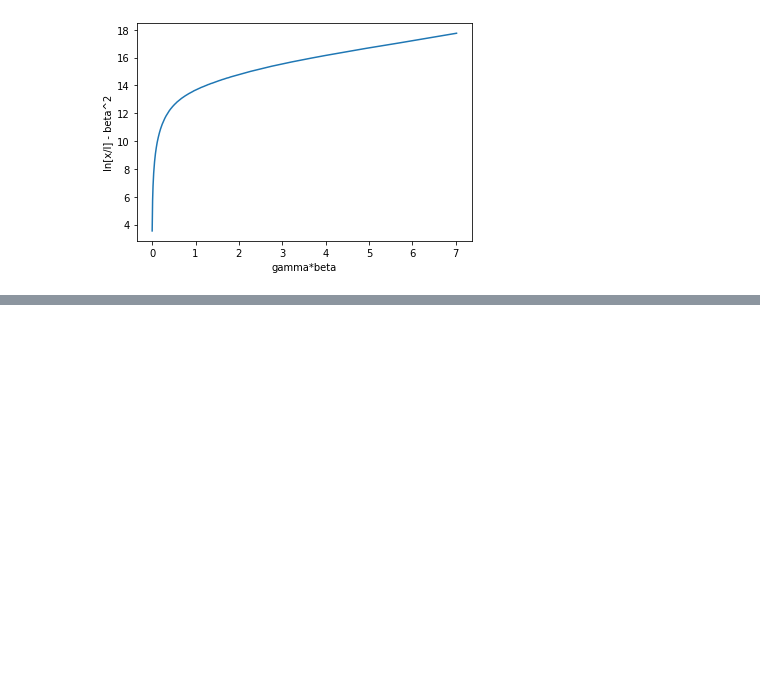
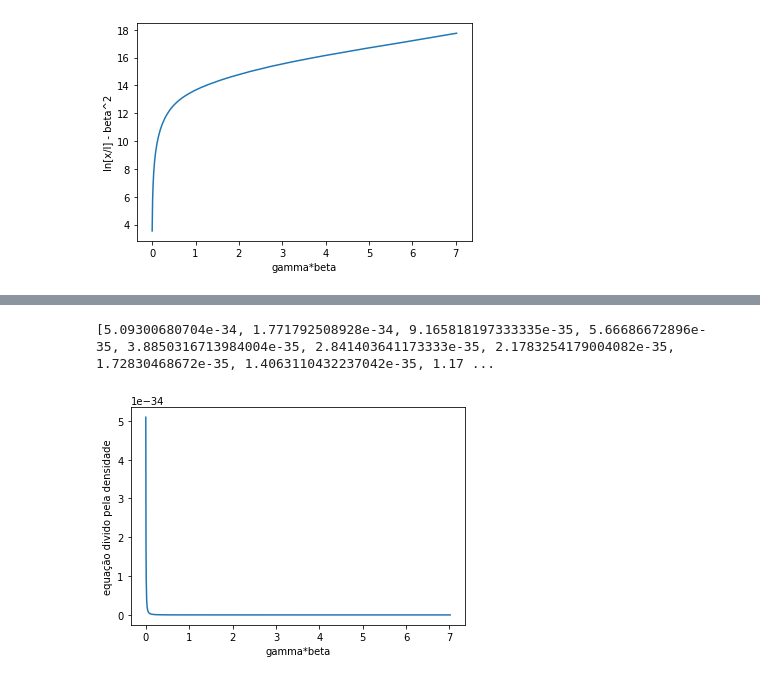
Before and after one commit to fernanda0402/Python, a Jupyter notebook: Projeto_1_FernandaA_Flavia_Victor.ipynb, the cells around one changed output, grey strips where cells are left out. Cells and saved outputs as stored; diff of their text form; code cells hidden in the pictures; blank space fills up the shorter version.

```diff
--- a/Projeto_1_FernandaA_Flavia_Victor.ipynb
+++ b/Projeto_1_FernandaA_Flavia_Victor.ipynb
@@ -50,6 +50,17 @@ print(betalist)
 print(gammabetalist)
 print(gammabetaquadradolist)
 
+#Outra forma de fazer as listas
+Gamma2 = []
+Beta2 = []
+for i in gammabetaquadradolist:
+  Gamma2.append(i + 1)
+
+for i in Gamma2:
+  Beta2.append(1 - 1/i)
+print(Gamma2)
+print(Beta2)
+
 #grafico gamma x beta
 dadosdegamma = gammalist
 dadosdebeta=betalist
@@ -213,0 +233,15 @@ plt.show()
+# %%
+#Comparação com o gráfico do projeto
+graficolist = []
+
+for i in menosdEsobredxlist:
+  graficolist.append(i/densidade)
+
+print(graficolist)
+plt.plot(gammabetalist,graficolist)
+plt.xlabel("gamma*beta")
+plt.ylabel("equação divido pela densidade")
+plt.show()
+# %% [output]
+[5.09300680704e-34, 1.771792508928e-34, 9.165818197333335e-35, 5.66686672896e-35, 3.8850316713984004e-35, 2.841403641173333e-35, 2.1783254179004082e-35, 1.72830468672e-35, 1.4063110432237042e-35, 1.17 ...
+[figure, added]
```
Also changed, not shown: parts of 3 cells of this notebook.
